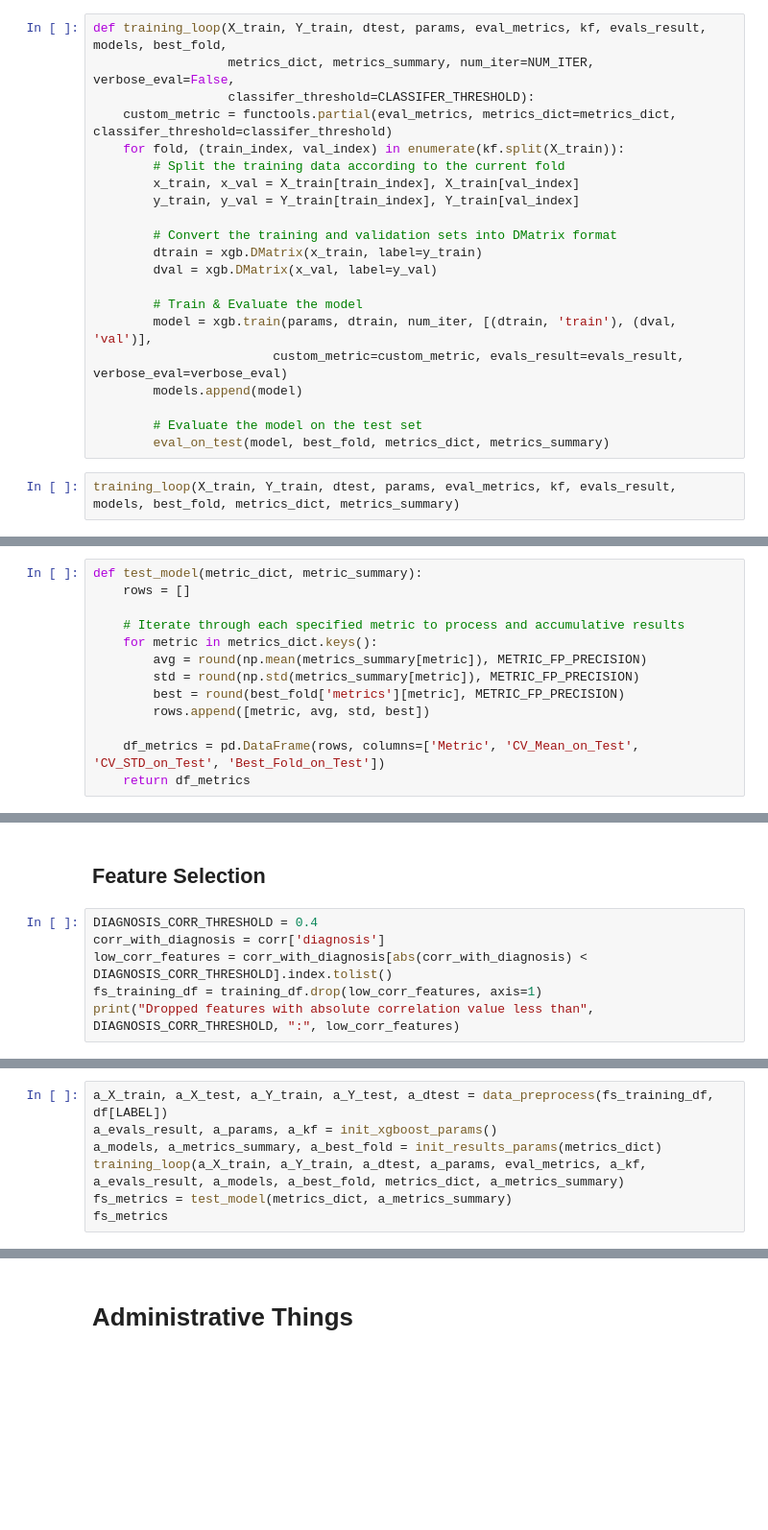
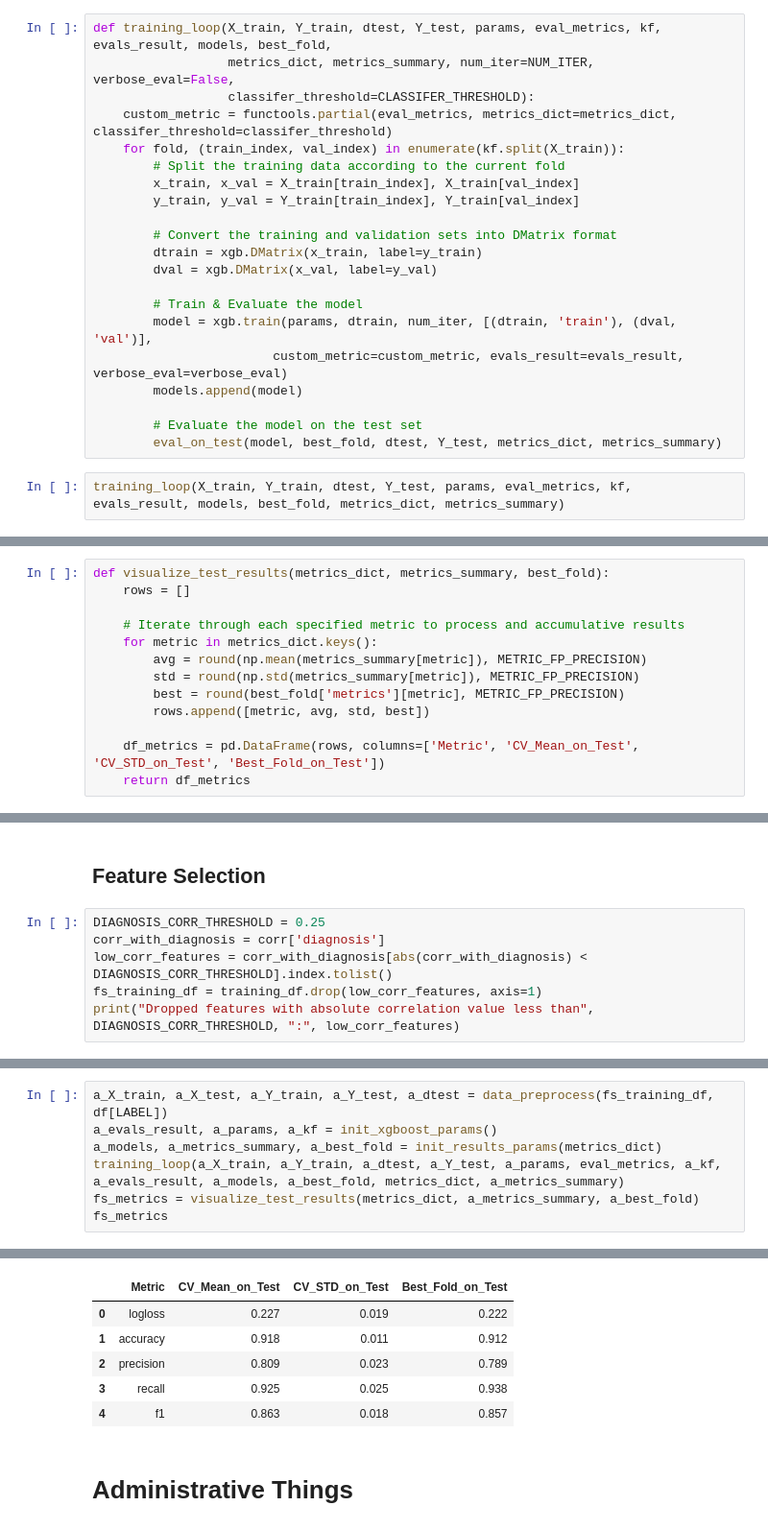
Before and after one commit to Haimzis/KaggleBreastCancerDetection, a Jupyter notebook: pipeline.ipynb, the cells around one changed output, grey strips where cells are left out. Shown at 96% size. Saved outputs shown, nothing was run; the diff lists cells and outputs as text; blank space fills up the shorter version.

```diff
--- a/pipeline.ipynb
+++ b/pipeline.ipynb
@@ -574,7 +574,7 @@ This loop facilitates the training and evaluation of 10 XGBoost models through K
 4. Adding each trained model to a collection for subsequent analysis.
 5. Evaluating each model on a test set to update the metrics summary and determine the best model based on predefined criteria.
 # %%
-def training_loop(X_train, Y_train, dtest, params, eval_metrics, kf, evals_result, models, best_fold,
+def training_loop(X_train, Y_train, dtest, Y_test, params, eval_metrics, kf, evals_result, models, best_fold,
                   metrics_dict, metrics_summary, num_iter=NUM_ITER, verbose_eval=False,
                   classifer_threshold=CLASSIFER_THRESHOLD):
     custom_metric = functools.partial(eval_metrics, metrics_dict=metrics_dict, classifer_threshold=classifer_threshold)
@@ -593,9 +593,9 @@ def training_loop(X_train, Y_train, dtest, params, eval_metrics, kf, evals_resul
         models.append(model)
 
         # Evaluate the model on the test set
-        eval_on_test(model, best_fold, metrics_dict, metrics_summary)
+        eval_on_test(model, best_fold, dtest, Y_test, metrics_dict, metrics_summary)
 # %%
-training_loop(X_train, Y_train, dtest, params, eval_metrics, kf, evals_result, models, best_fold, metrics_dict, metrics_summary)
+training_loop(X_train, Y_train, dtest, Y_test, params, eval_metrics, kf, evals_result, models, best_fold, metrics_dict, metrics_summary)
 # %% [markdown]
 ## Evaluation Metrics and Results
 # %% [markdown]
@@ -692,7 +692,7 @@ In the next task, we'll try to find the best threshold configuration for our pre
 
 Summarizing the results over the test split: average and standard deviation of cross-validation results, both mean and standard deviation from all folds, and from the best one.
 # %%
-def test_model(metric_dict, metric_summary):
+def visualize_test_results(metrics_dict, metrics_summary, best_fold):
     rows = []
 
     # Iterate through each specified metric to process and accumulative results
@@ -719,7 +719,7 @@ baseline_metrics
 # %% [markdown]
 ## Feature Selection
 # %%
-DIAGNOSIS_CORR_THRESHOLD = 0.4
+DIAGNOSIS_CORR_THRESHOLD = 0.25
 corr_with_diagnosis = corr['diagnosis']
 low_corr_features = corr_with_diagnosis[abs(corr_with_diagnosis) < DIAGNOSIS_CORR_THRESHOLD].index.tolist()
 fs_training_df = training_df.drop(low_corr_features, axis=1)
@@ -732,7 +730,7 @@ Dropped features with absolute correlation value less than 0.4 : ['smoothness_me
 a_X_train, a_X_test, a_Y_train, a_Y_test, a_dtest = data_preprocess(fs_training_df, df[LABEL])
 a_evals_result, a_params, a_kf = init_xgboost_params()
 a_models, a_metrics_summary, a_best_fold = init_results_params(metrics_dict)
-training_loop(a_X_train, a_Y_train, a_dtest, a_params, eval_metrics, a_kf, a_evals_result, a_models, a_best_fold, metrics_dict, a_metrics_summary)
-fs_metrics = test_model(metrics_dict, a_metrics_summary)
+training_loop(a_X_train, a_Y_train, a_dtest, a_Y_test, a_params, eval_metrics, a_kf, a_evals_result, a_models, a_best_fold, metrics_dict, a_metrics_summary)
+fs_metrics = visualize_test_results(metrics_dict, a_metrics_summary, a_best_fold)
 fs_metrics
 # %% [output]
@@ -743,3 +737,9 @@ Stack trace:
+|  | Metric | CV_Mean_on_Test | CV_STD_on_Test | Best_Fold_on_Test |
+| 0 | logloss | 0.227 | 0.019 | 0.222 |
+| 1 | accuracy | 0.918 | 0.011 | 0.912 |
+| 2 | precision | 0.809 | 0.023 | 0.789 |
+| 3 | recall | 0.925 | 0.025 | 0.938 |
+| 4 | f1 | 0.863 | 0.018 | 0.857 |
 # %% [markdown]
 # Administrative Things
 # %% [markdown]
```
Also changed, not shown: parts of 5 cells of this notebook.
